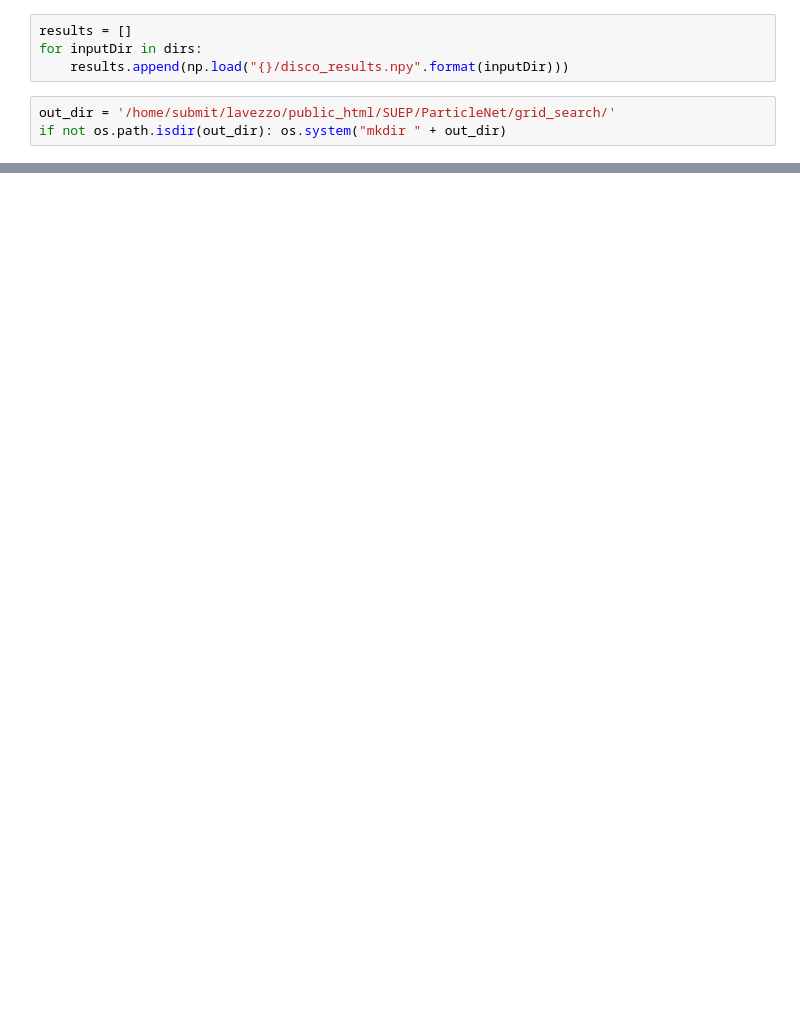
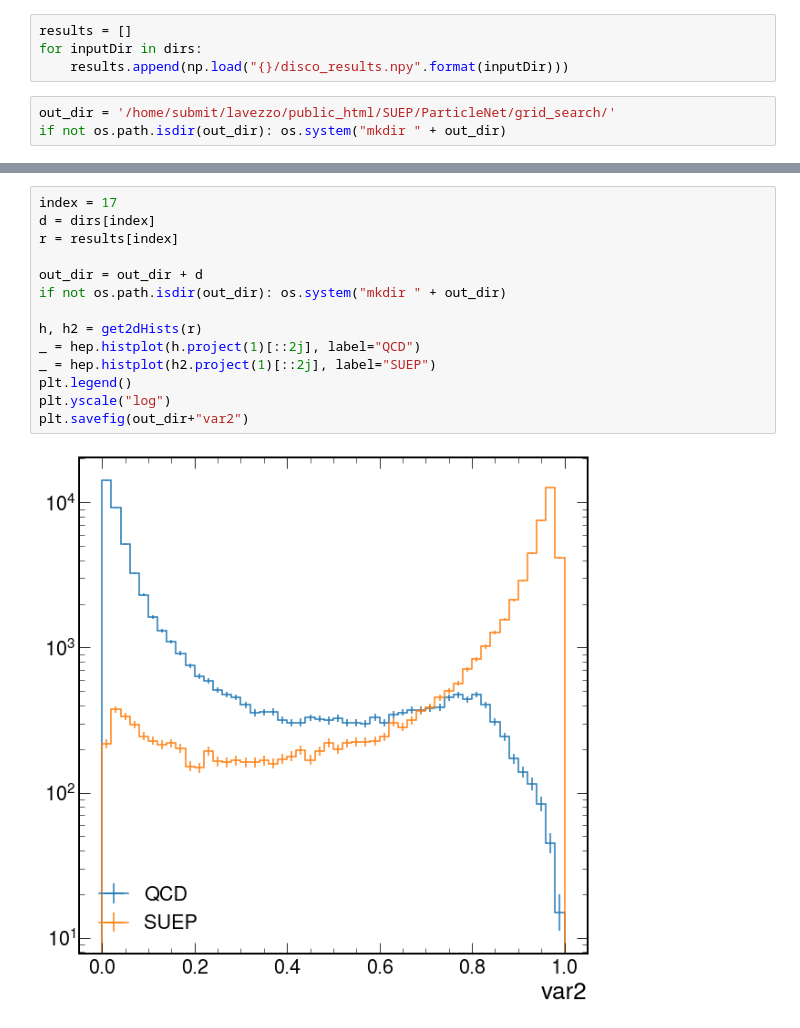
Before and after one commit to SUEPPhysics/deepjet-geometric, a Jupyter notebook: examples/grid_search_analysis.ipynb, the cells around one changed output, grey strips where cells are left out. Cells and saved outputs as stored; diff of their text form; blank space fills up the shorter version.

```diff
--- a/examples/grid_search_analysis.ipynb
+++ b/examples/grid_search_analysis.ipynb
@@ -243,0 +362,16 @@ plt.show()
+# %%
+index = 17
+d = dirs[index]
+r = results[index]
+
+out_dir = out_dir + d
+if not os.path.isdir(out_dir): os.system("mkdir " + out_dir)
+
+h, h2 = get2dHists(r)
+_ = hep.histplot(h.project(1)[::2j], label="QCD")
+_ = hep.histplot(h2.project(1)[::2j], label="SUEP")
+plt.legend()
+plt.yscale("log")
+plt.savefig(out_dir+"var2")
+# %% [output]
+[figure, added]
```
Also changed, not shown: parts of 11 cells of this notebook.
